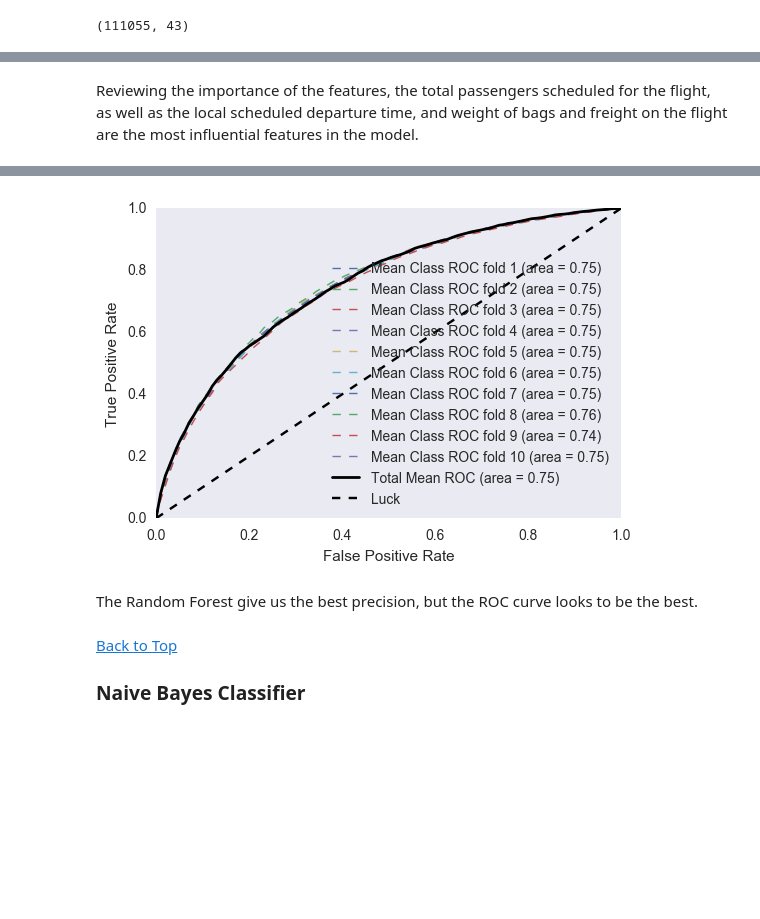
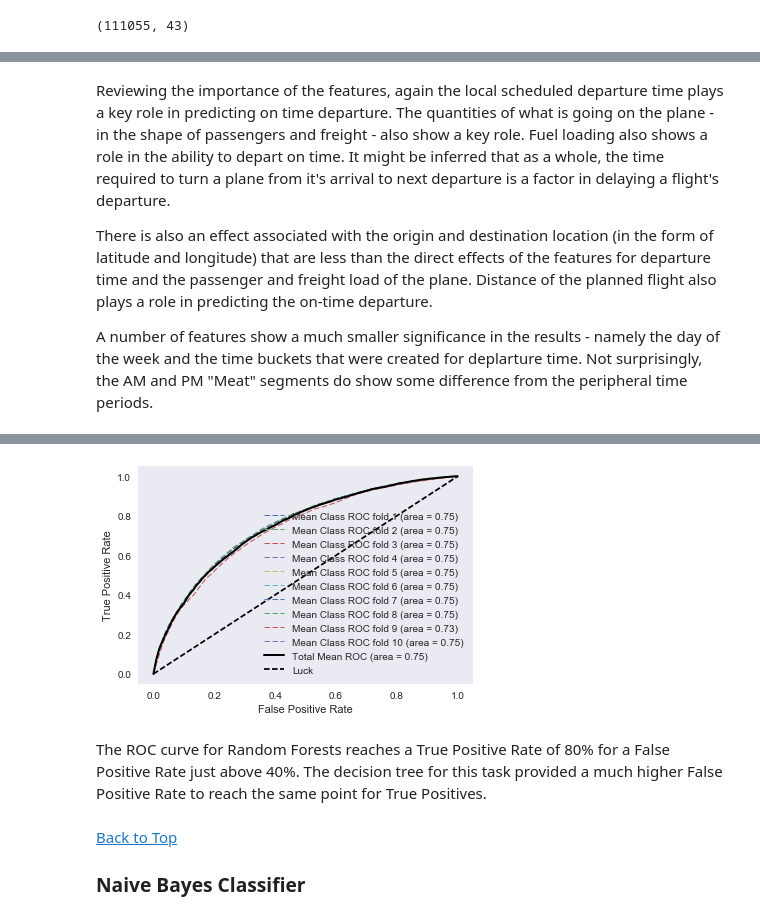
Before and after one commit to dpmurraygt/OnTime, a Jupyter notebook: On Time Performance.ipynb, the cells around one changed output, grey strips where cells are left out. Drawn from its saved outputs; the diff is of its cells as text; code cells hidden in the pictures; blank space fills up the shorter version.

Commit message:
ROC curve for Rand Forest

```diff
--- a/On Time Performance.ipynb
+++ b/On Time Performance.ipynb
@@ -2455,5 +2502,9 @@ ax = importances.plot(kind = 'bar')
-# %% [markdown]
-Reviewing the importance of the features, the total passengers scheduled for the flight, as well as the local scheduled departure time, and weight of bags and freight on the flight are the most influential features in the model.
+# %% [markdown]
+Reviewing the importance of the features, again the local scheduled departure time plays a key role in predicting on time departure.  The quantities of what is going on the plane - in the shape of passengers and freight - also show a key role.  Fuel loading also shows a role in the ability to depart on time.  It might be inferred that as a whole, the time required to turn a plane from it's arrival to next departure is a factor in delaying a flight's departure.
+
+There is also an effect associated with the origin and destination location (in the form of latitude and longitude) that are less than the direct effects of the features for departure time and the passenger and freight load of the plane.  Distance of the planned flight also plays a role in predicting the on-time departure.
+
+A number of features show a much smaller significance in the results - namely the day of the week and the time buckets that were created for deplarture time.  Not surprisingly, the AM and PM "Meat" segments do show some difference from the peripheral time periods.
 # %%
 %%time
 
@@ -2462,6 +2513,9 @@ Reviewing the importance of the features, the total passengers scheduled for the
 
 from sklearn.model_selection import StratifiedKFold, train_test_split
 from sklearn.ensemble import RandomForestClassifier
+from sklearn.metrics import roc_curve, auc
+from scipy import interp
+
 
 X_train, X_test, y_train, y_test = train_test_split(XScl, Y, test_size=0.20, random_state=1)
 
@@ -2469,7 +2523,7 @@ K = 10
 
 kfold = StratifiedKFold(n_splits=K, random_state=1).split(X_train, y_train)
 
-clf = RandomForestClassifier(max_depth=16, n_estimators=128, n_jobs=-1)
+clf = RandomForestClassifier(max_depth=128, n_estimators=512, n_jobs=-1)
 
 mean_tpr = 0.0
 mean_fpr = np.linspace(0, 1, 100)
@@ -2511,6 +2566,6 @@ Wall time: 39.3 s
-[figure, old version]
+[figure, new version]
-# %% [markdown]
-The Random Forest give us the best precision, but the ROC curve looks to be the best.
+# %% [markdown]
+The ROC curve for Random Forests reaches a True Positive Rate of 80% for a False Positive Rate just above 40%.  The decision tree for this task provided a much higher False Positive Rate to reach the same point for True Positives.
 # %% [markdown]
 <a id="T2NB"></a>
 <a href="#top">Back to Top</a>
```
Also changed, not shown: parts of 14 cells of this notebook.
